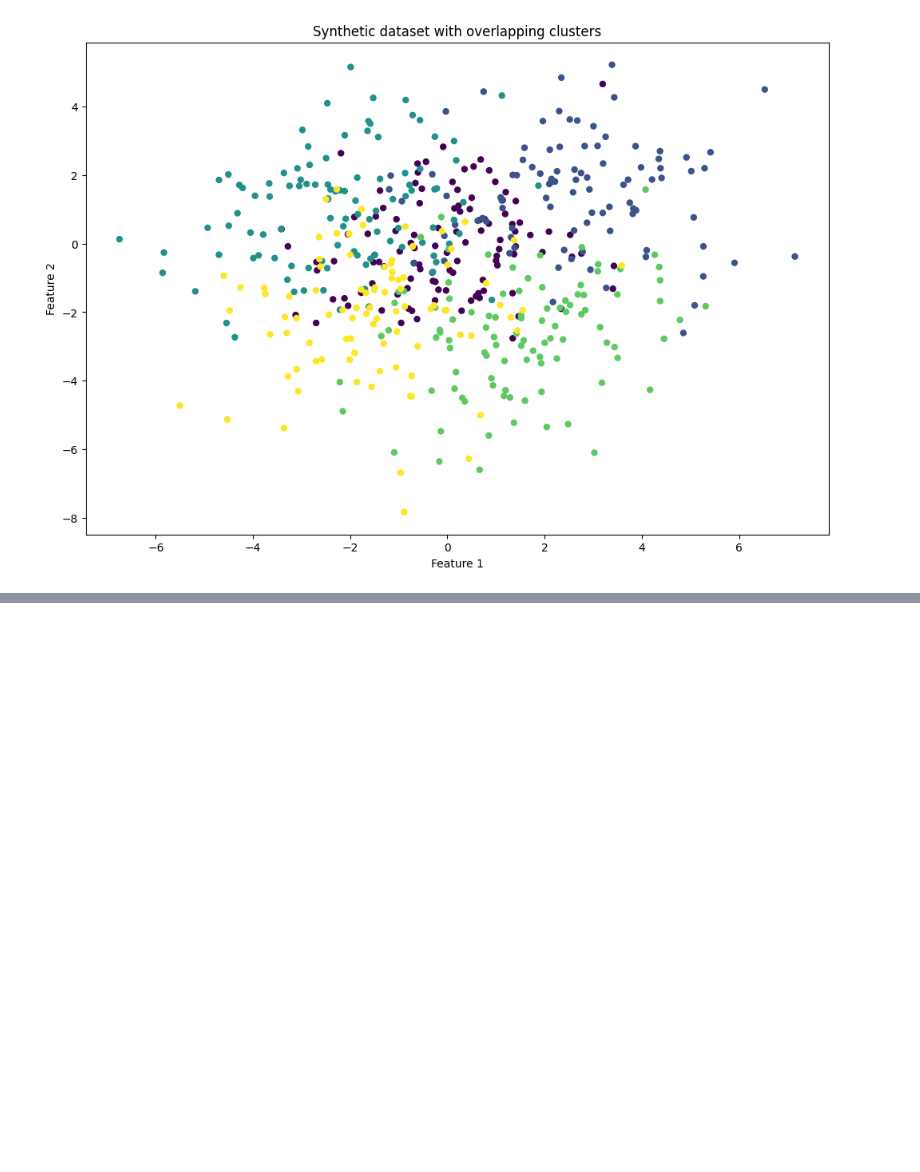
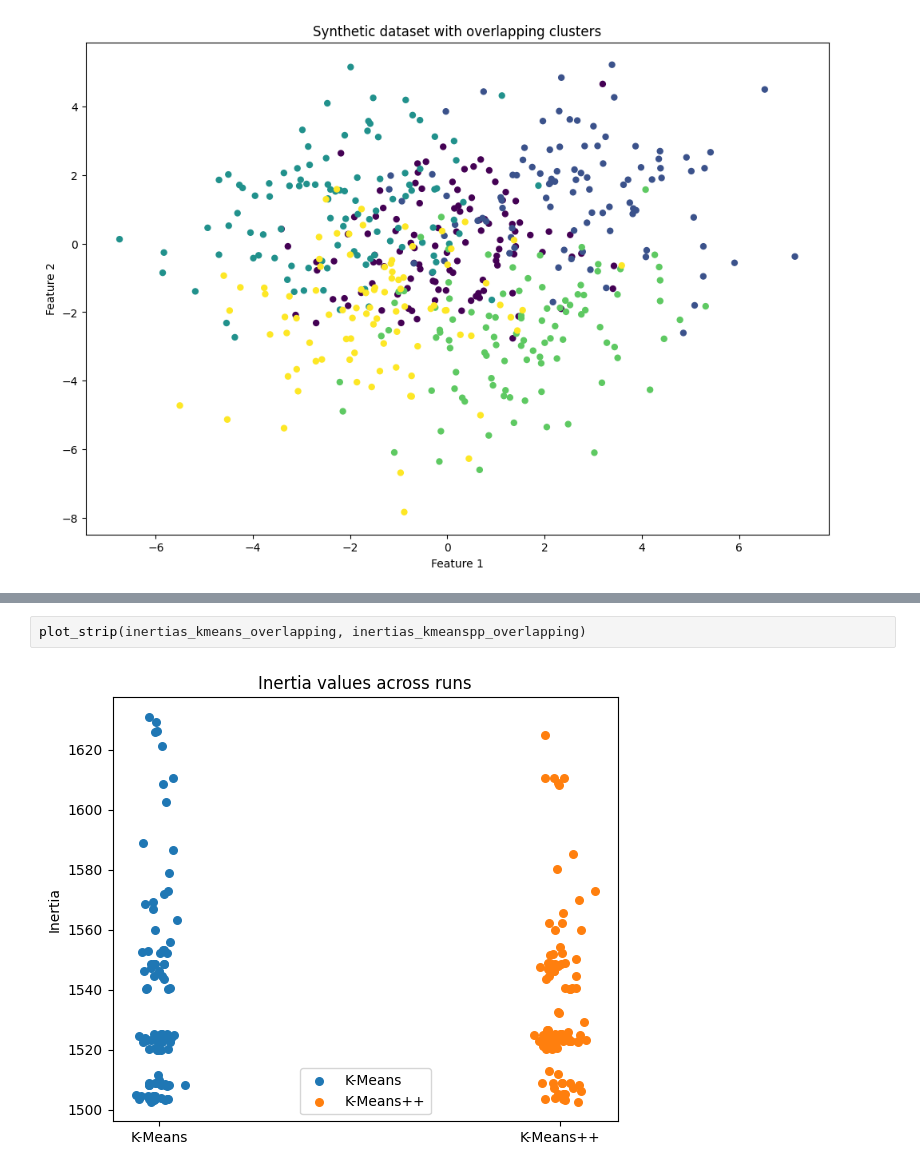
Before and after one commit to MatteoBisotti/StatML_project, a Jupyter notebook: code/main.ipynb, the cells around one changed output, grey strips where cells are left out. Drawn from its saved outputs; the diff is of its cells as text; blank space fills up the shorter version.

```diff
--- a/code/main.ipynb
+++ b/code/main.ipynb
@@ -540,0 +458,4 @@ plot_synthetic_points(X_overlapping, y_overlapping, "Synthetic dataset with over
+# %%
+plot_strip(inertias_kmeans_overlapping, inertias_kmeanspp_overlapping)
+# %% [output]
+[figure, added]
```
Also changed, not shown: parts of 26 cells of this notebook, 2 other files.
